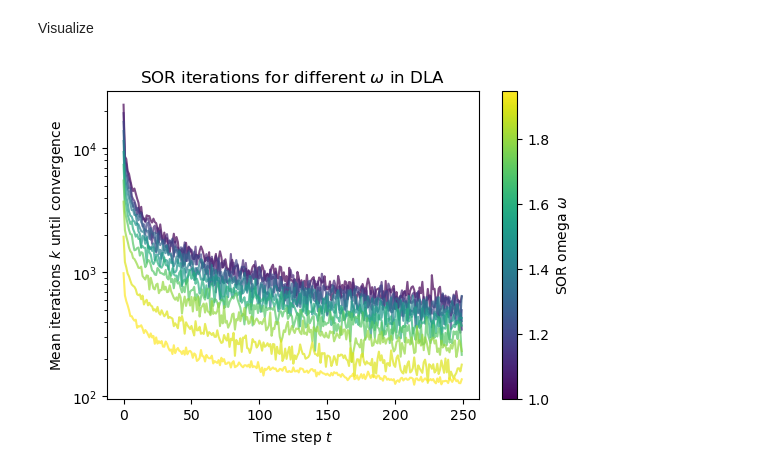
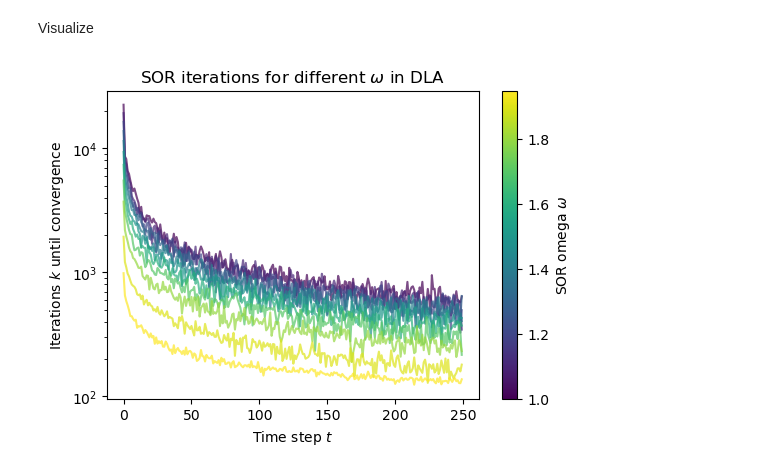
Before and after one commit to jonas4climate/modelling-natural-processes, a Jupyter notebook: Set2_1_1.ipynb, the cells around one changed output. Cells and saved outputs as stored; diff of their text form; code cells hidden in the pictures.

```diff
--- a/Set2_1_1.ipynb
+++ b/Set2_1_1.ipynb
@@ -496,59 +496,63 @@ Nx = 100
 max_sor_iter = 50_000 # increase max iterations to enable suboptimal omegas to convergence
 N = 25 # number of runs to average over
 
-times_file = f'{DATA_PATH}/omega_{N}_runs_{Nt}_iters_times.csv'
-sor_iters_file = f'{DATA_PATH}/omega_{N}_runs_{Nt}_iters_sor_iters.csv'
+times_file_mean = f'{DATA_PATH}/omega_{N}_runs_{Nt}_iters_times.csv'
+sor_iters_file_mean = f'{DATA_PATH}/omega_{N}_runs_{Nt}_iters_sor_iters.csv'
 
-nd_times = np.zeros((len(omegas), Nt))
-nd_sor_iters = np.zeros((len(omegas), Nt))
+nd_times_mean = np.zeros((len(omegas), Nt))
+nd_sor_iters_mean = np.zeros((len(omegas), Nt))
 
-if os.path.exists(times_file) and os.path.exists(sor_iters_file):
-    nd_times = np.loadtxt(times_file, delimiter=',')
-    nd_sor_iters = np.loadtxt(sor_iters_file, delimiter=',')
+if os.path.exists(times_file_mean) and os.path.exists(sor_iters_file_mean):
+    nd_times_mean = np.loadtxt(times_file_mean, delimiter=',')
+    nd_sor_iters_mean = np.loadtxt(sor_iters_file_mean, delimiter=',')
 else:
     pbar = tqdm(enumerate(omegas), total=len(omegas)*N, desc='Simulating across omega ranges', unit='sim', leave=False)
     for i, omega in pbar:
-        mean_sor_iters = np.zeros((Nt))
-        mean_times = np.zeros((Nt))
+        acc_sor_iters = np.zeros((Nt, N))
+        acc_times = np.zeros((Nt, N))
         for _ in range(N):
             c, obj, sor_iters, times = simulate_dla_growth_model(Nt=Nt, Nx=Nx, max_sor_iter=max_sor_iter, omega=omega, eta=eta, init_optimize=True, show_tqdm=False)
-            mean_sor_iters += sor_iters
-            mean_times += times
+            acc_sor_iters[:, i] = sor_iters
+            acc_times[:, i] = times
             pbar.update(1)
-        log.debug(f'Mean iters for run: {mean_sor_iters/N}')
-        log.debug(f'Mean times for run: {mean_times/N}')
-        nd_times[i, :] = mean_times/N
-        nd_sor_iters[i, :] = mean_sor_iters/N
+        mean_sor_iters = np.mean(acc_sor_iters, axis=1)
+        mean_times = np.mean(acc_times, axis=1)
+        log.debug(f'Mean iters for run: {mean_sor_iters}')
+        log.debug(f'Mean times for run: {mean_times}')
+        nd_times_mean[i] = mean_times
+        nd_sor_iters_mean[i] = mean_sor_iters
 
     # Save the arrays to the files
     omega_str = ','.join([f'omega_{o:.2f}' for o in omegas])
-    np.savetxt(times_file, nd_times, delimiter=',')
-    np.savetxt(sor_iters_file, nd_sor_iters, delimiter=',')
+    np.savetxt(times_file_mean, nd_times_mean, delimiter=',')
+    np.savetxt(sor_iters_file_mean, nd_sor_iters_mean, delimiter=',')
 # %% [markdown]
 Visualize
 # %%
 t = np.arange(Nt)
-nd_sor_iters[nd_sor_iters == 0] = np.nan # for plotting purposes
+
+# For plotting purposes
+nd_sor_iters_mean[nd_sor_iters_mean == 0] = np.nan
 
 fig, ax = plt.subplots(figsize=(6, 4))
 cmap = plt.get_cmap('viridis')
 norm = Normalize(vmin=omegas.min(), vmax=omegas.max())
 
 for i, omega in enumerate(omegas):
     color = cmap(norm(omega))
-    ax.plot(t, nd_sor_iters[i, :], color=color, alpha=0.7)
+    ax.plot(t, nd_sor_iters_mean[i, :], color=color, alpha=0.7)
 
 ax.set_xlabel('Time step $t$')
-ax.set_ylabel('Mean iterations $k$ until convergence')
+ax.set_ylabel('Iterations $k$ until convergence')
 ax.set_yscale('log')
 
 # Colorbar mapping
 sm = ScalarMappable(cmap=cmap, norm=norm)
 sm.set_array([])
 fig.colorbar(sm, ax=ax, label='SOR omega $\\omega$')
 
 ax.set_title(f'SOR iterations for different $\\omega$ in DLA')
 fig.savefig(f'{MEDIA_PATH}/omega_iterations_{N}_samples.png', dpi=300, bbox_inches='tight')
 plt.show()
 # %% [output]
-[figure, old version]
+[figure, new version]
```
Also changed, not shown: 1 other file.
